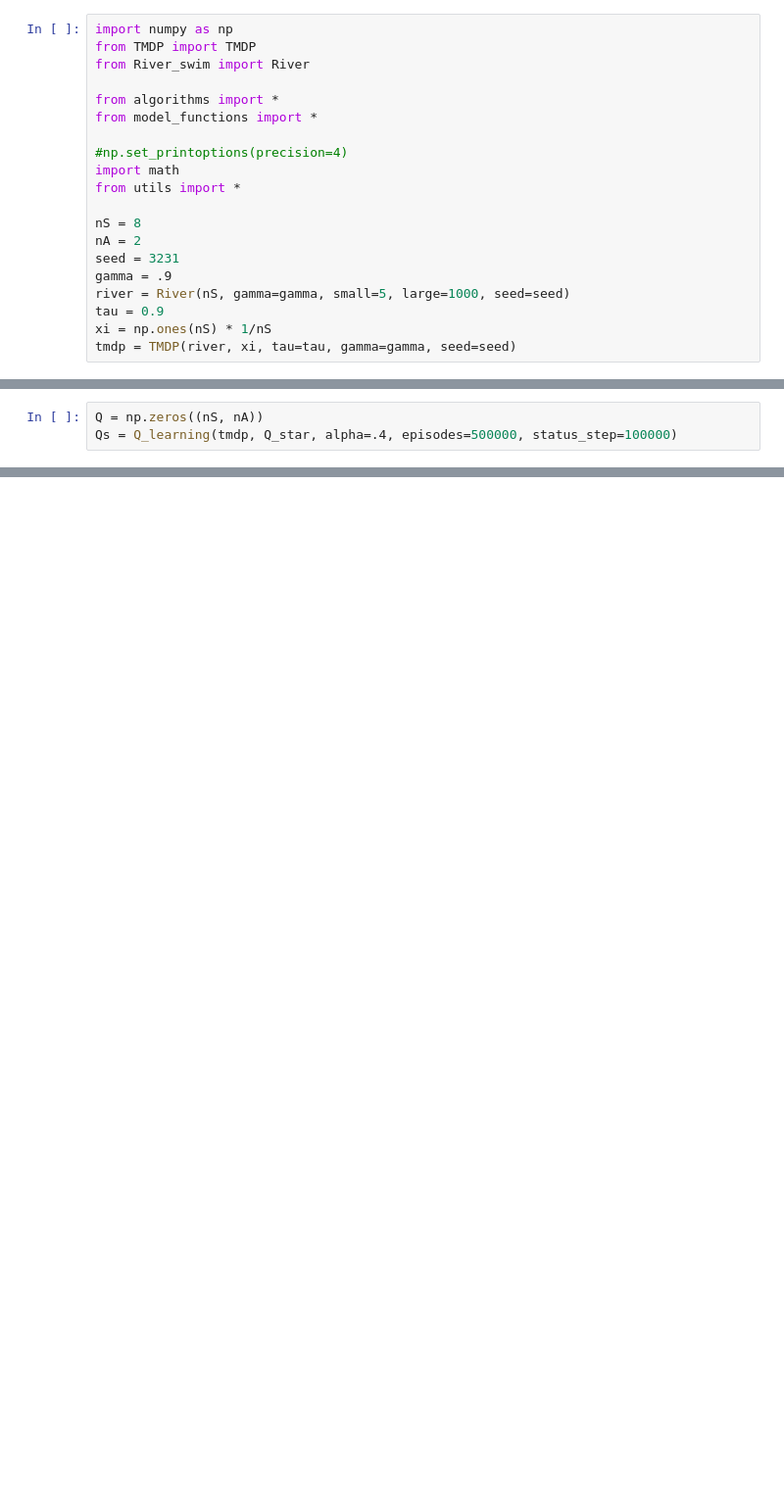
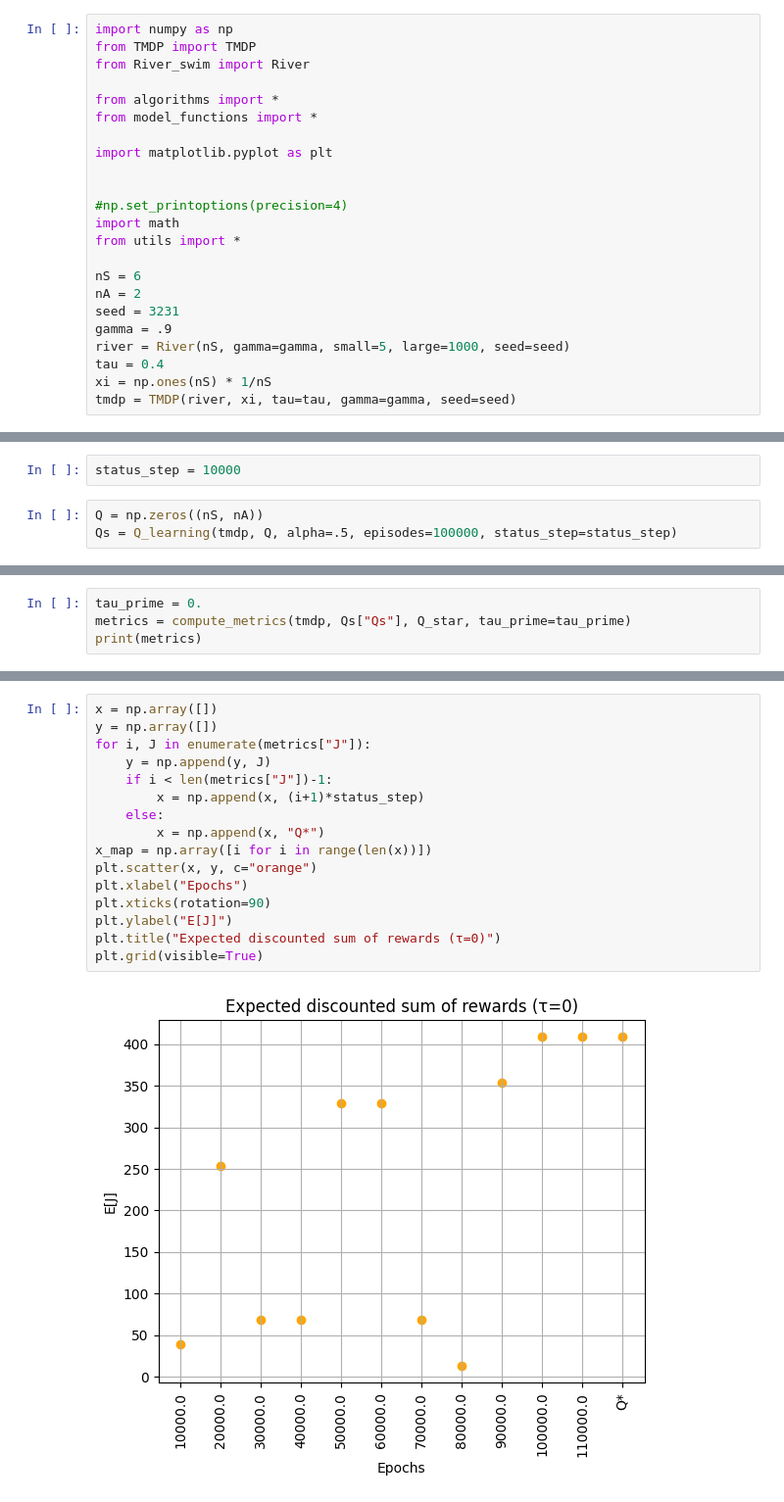
Before and after one commit to cris96spa/TMDP, a Jupyter notebook: TMDP.ipynb, the cells around one changed output, grey strips where cells are left out. Shown at 98% size. Saved outputs shown, nothing was run; the diff lists cells and outputs as text; blank space fills up the shorter version.

Commit message:
Metrics plots for TMDP.ipynb

```diff
--- a/TMDP.ipynb
+++ b/TMDP.ipynb
@@ -6,16 +6,19 @@ from River_swim import River
 from algorithms import *
 from model_functions import *
 
+import matplotlib.pyplot as plt
+
+
 #np.set_printoptions(precision=4)
 import math
 from utils import *
 
-nS = 8
+nS = 6
 nA = 2
 seed = 3231
 gamma = .9
 river = River(nS, gamma=gamma, small=5, large=1000, seed=seed)
-tau = 0.9
+tau = 0.4
 xi = np.ones(nS) * 1/nS
 tmdp = TMDP(river, xi, tau=tau, gamma=gamma, seed=seed)
 # %%
@@ -40,4 +41,6 @@ print(Q_star)
+# %%
+status_step = 10000
 # %%
 Q = np.zeros((nS, nA))
-Qs = Q_learning(tmdp, Q_star, alpha=.4, episodes=500000, status_step=100000)
+Qs = Q_learning(tmdp, Q, alpha=.5, episodes=100000, status_step=status_step)
 # %%
@@ -47,0 +60,4 @@ NameError: name 'Qs' is not defined
+# %%
+tau_prime = 0.
+metrics = compute_metrics(tmdp, Qs["Qs"], Q_star, tau_prime=tau_prime)
+print(metrics)
@@ -47,0 +66,18 @@ NameError: name 'Qs' is not defined
+# %%
+x = np.array([])
+y = np.array([])
+for i, J in enumerate(metrics["J"]):
+    y = np.append(y, J)
+    if i < len(metrics["J"])-1:
+        x = np.append(x, (i+1)*status_step)
+    else:
+        x = np.append(x, "Q*")
+x_map = np.array([i for i in range(len(x))])
+plt.scatter(x, y, c="orange")
+plt.xlabel("Epochs")
+plt.xticks(rotation=90)
+plt.ylabel("E[J]")
+plt.title("Expected discounted sum of rewards (τ=0)")
+plt.grid(visible=True)
+# %% [output]
+[figure, added]
```
Also changed, not shown: parts of 9 cells of this notebook, 2 other files.
